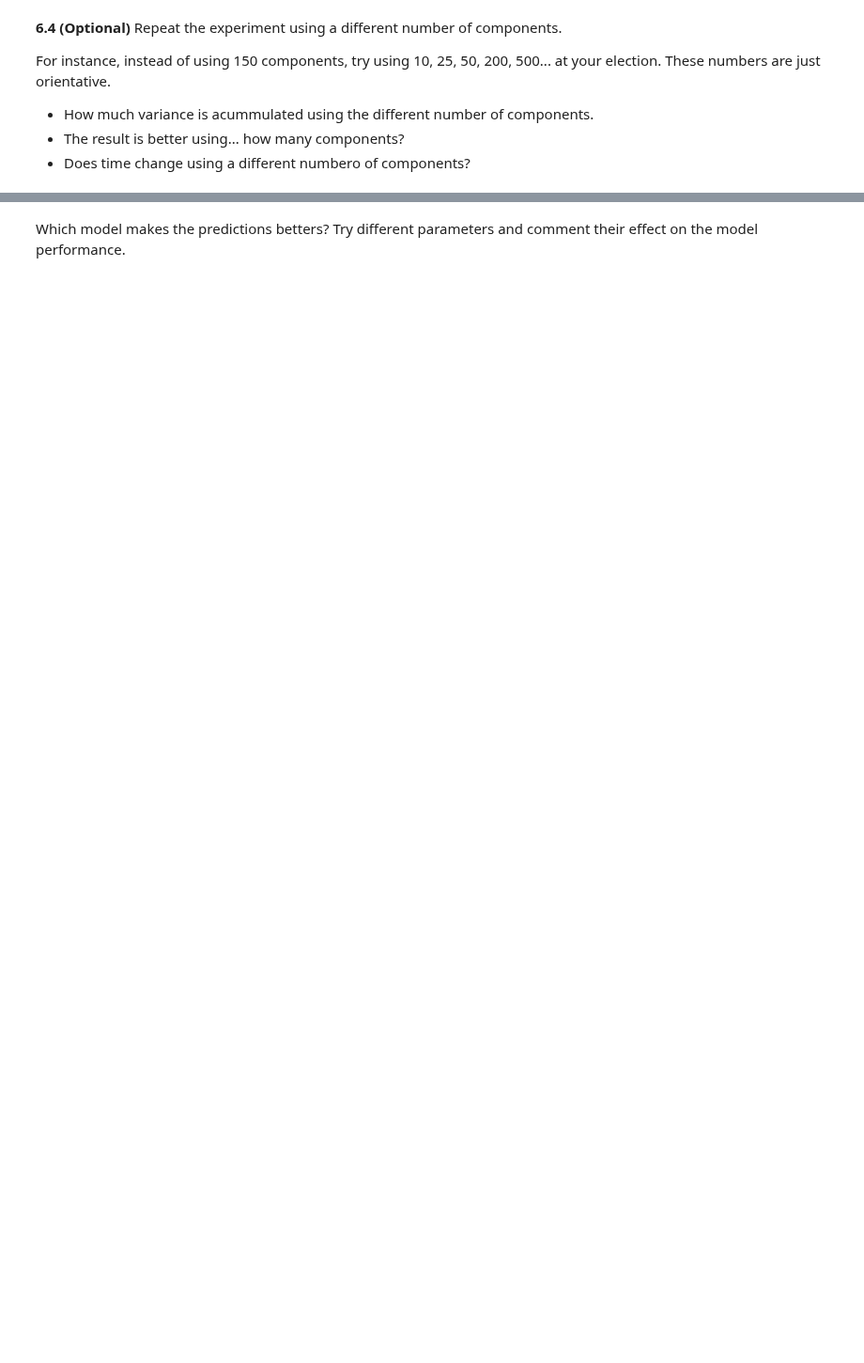
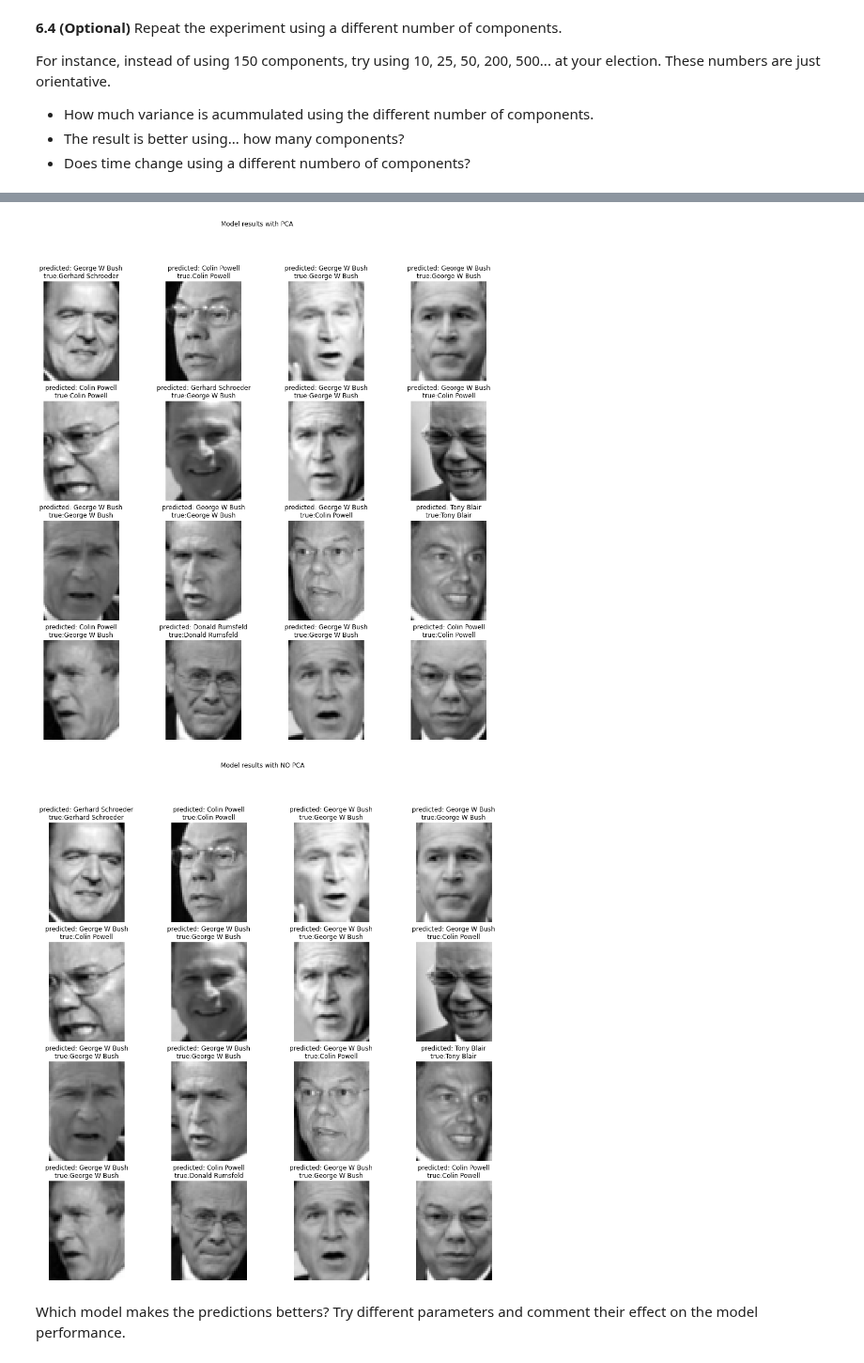
Before and after one commit to mates-info/artificial-vision, a Jupyter notebook: p6/P6_AntonioTigri_AndreuVall/P6_2022_23.ipynb, the cells around one changed output, grey strips where cells are left out. Shown at 94% size. Drawn from its saved outputs; the diff is of its cells as text; code cells hidden in the pictures; blank space fills up the shorter version.

```diff
--- a/p6/P6_AntonioTigri_AndreuVall/P6_2022_23.ipynb
+++ b/p6/P6_AntonioTigri_AndreuVall/P6_2022_23.ipynb
@@ -769,2 +832,44 @@ Predict the labels using the Adaboost model, with and without PCA, and plot the
+# %%
+import random
+
+def test_model(data, X_train, X_test, y_train, y_test, n_ada_estimators, n_pca_components):
+
+    pca = PCA(n_components=n_pca_components)
+    pca.fit(X_train.reshape(X_train.shape[0], -1))
+
+    X_train_pca = pca.transform(X_train.reshape(X_train.shape[0], -1))
+    X_test_pca = pca.transform(X_test.reshape(X_test.shape[0], -1))
+
+    clf_pca = AdaBoostClassifier(n_estimators=n_ada_estimators)
+    clf_raw = AdaBoostClassifier(n_estimators=n_ada_estimators)
+
+    clf_pca.fit(X_train_pca, y_train)
+    clf_raw.fit(X_train.reshape(X_train.shape[0], -1), y_train)
+
+    y_pred_pca = clf_pca.predict(X_test_pca)
+    y_pred_raw = clf_raw.predict(X_test.reshape(X_test.shape[0], -1))
+
+    sample_indices = random.sample(list(range(len(y_test))), 16)
+
+    pca_fig, pca_axs = plt.subplots(nrows=4, ncols=4, figsize=(16, 16))
+    for i, index in enumerate(sample_indices):
+        pca_axs[i // 4][i % 4].imshow(X_test[index], cmap=plt.cm.gray)
+        pca_axs[i // 4][i % 4].axis('off')
+        pca_axs[i // 4][i % 4].title.set_text('predicted: ' + data['target_names'][y_pred_pca[index]] + '\ntrue:' + data['target_names'][y_test[index]])
+    pca_fig.suptitle('Model results with PCA')
+
+    raw_fig, raw_axs = plt.subplots(nrows=4, ncols=4, figsize=(16, 16))
+    for i, index in enumerate(sample_indices):
+        raw_axs[i // 4][i % 4].imshow(X_test[index], cmap=plt.cm.gray)
+        raw_axs[i // 4][i % 4].axis('off')
+        raw_axs[i // 4][i % 4].title.set_text('predicted: ' + data['target_names'][y_pred_raw[index]] + '\ntrue:' + data['target_names'][y_test[index]])
+    raw_fig.suptitle('Model results with NO PCA')
+
+    plt.show()
+
+test_model(data, X_train, X_test, y_train, y_test, 50, 150)
+# %% [output]
+[figure, added]
+[figure, added]
 # %% [markdown]
 Which model makes the predictions betters? Try different parameters and comment their effect on the model performance.
```
Also changed, not shown: parts of 20 cells of this notebook.
